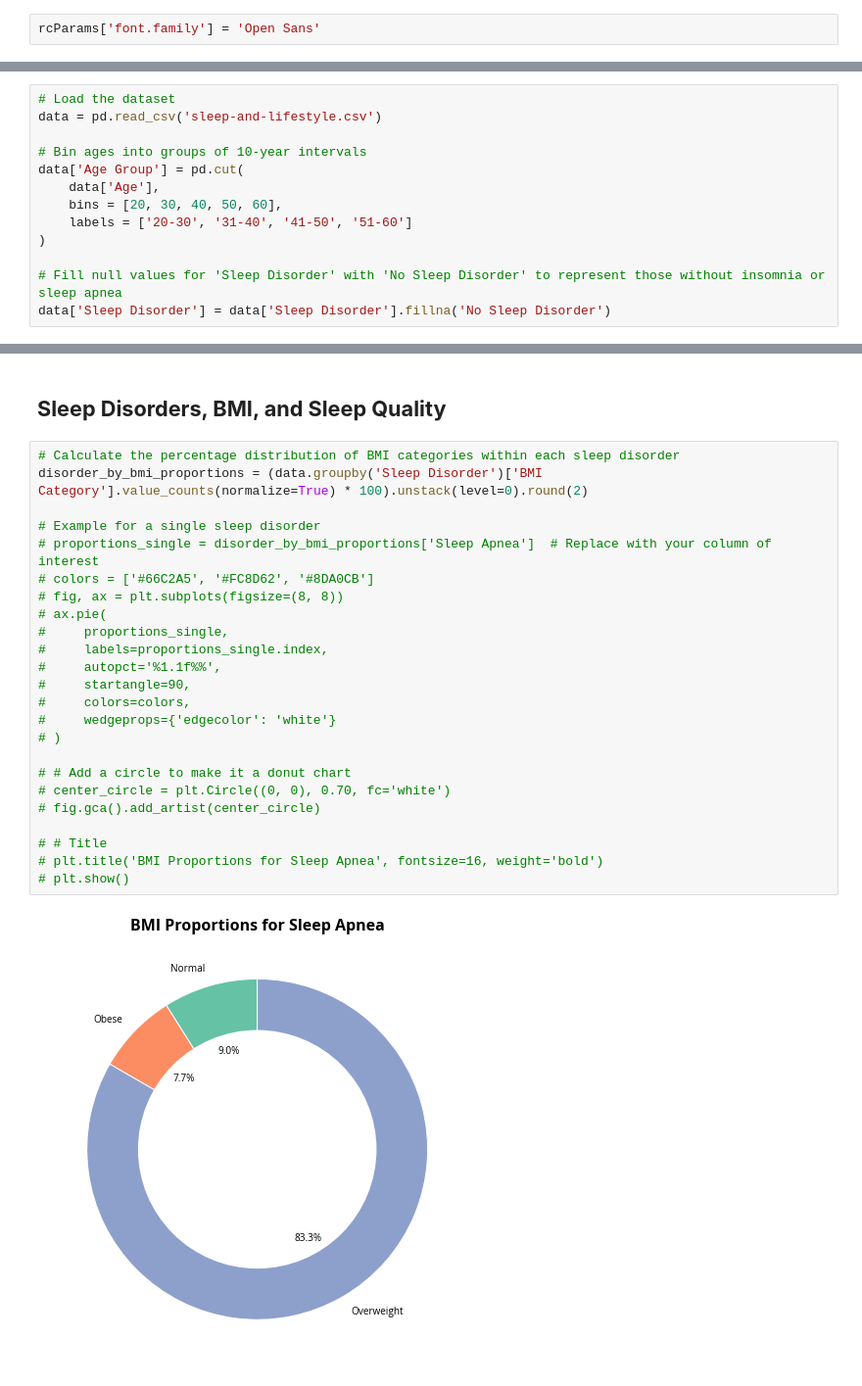
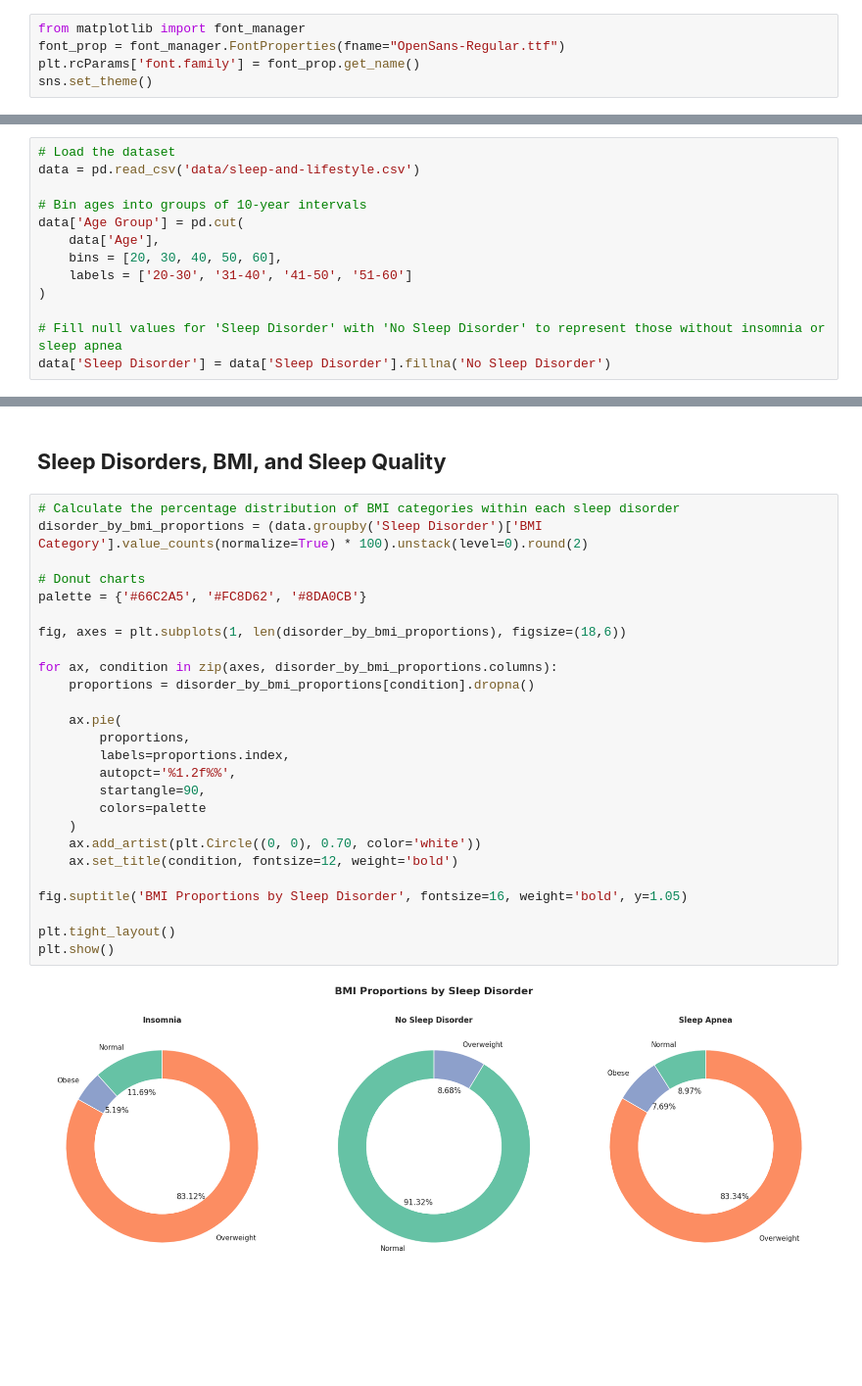
Before and after one commit to jasmineamjadi/sleep-analysis, a Jupyter notebook: sleep-quality-analysis.ipynb, the cells around one changed output, grey strips where cells are left out. Shown: that part at 98% size. Drawn from its saved outputs; the diff is of its cells as text; blank space fills up the shorter version.

```diff
--- a/sleep-quality-analysis.ipynb
+++ b/sleep-quality-analysis.ipynb
@@ -13,11 +12,14 @@ from matplotlib import rcParams
 import scipy.stats as stats
-# %%
-rcParams['font.family'] = 'Open Sans'
+# %%
+from matplotlib import font_manager
+font_prop = font_manager.FontProperties(fname="OpenSans-Regular.ttf")
+plt.rcParams['font.family'] = font_prop.get_name()
+sns.set_theme()
 # %% [markdown]
 ## **Data Loading and Preprocessing**
 # %%
 # Load the dataset
-data = pd.read_csv('sleep-and-lifestyle.csv')
+data = pd.read_csv('data/sleep-and-lifestyle.csv')
 
 # Bin ages into groups of 10-year intervals
 data['Age Group'] = pd.cut(
@@ -272,29 +276,31 @@ There is a clear downward trend in sleep quality ratings as stress levels increa
 # %%
 # Calculate the percentage distribution of BMI categories within each sleep disorder
 disorder_by_bmi_proportions = (data.groupby('Sleep Disorder')['BMI Category'].value_counts(normalize=True) * 100).unstack(level=0).round(2)
 
-# Example for a single sleep disorder
-# proportions_single = disorder_by_bmi_proportions['Sleep Apnea']  # Replace with your column of interest
-# colors = ['#66C2A5', '#FC8D62', '#8DA0CB']
-# fig, ax = plt.subplots(figsize=(8, 8))
-# ax.pie(
-#     proportions_single,
-#     labels=proportions_single.index,
-#     autopct='%1.1f%%',
-#     startangle=90,
-#     colors=colors,
-#     wedgeprops={'edgecolor': 'white'}
-# )
+# Donut charts
+palette = {'#66C2A5', '#FC8D62', '#8DA0CB'}
 
-# # Add a circle to make it a donut chart
-# center_circle = plt.Circle((0, 0), 0.70, fc='white')
-# fig.gca().add_artist(center_circle)
+fig, axes = plt.subplots(1, len(disorder_by_bmi_proportions), figsize=(18,6))
 
-# # Title
-# plt.title('BMI Proportions for Sleep Apnea', fontsize=16, weight='bold')
-# plt.show()
+for ax, condition in zip(axes, disorder_by_bmi_proportions.columns):
+    proportions = disorder_by_bmi_proportions[condition].dropna()
+
+    ax.pie(
+        proportions,
+        labels=proportions.index,
+        autopct='%1.2f%%',
+        startangle=90,
+        colors=palette
+    )
+    ax.add_artist(plt.Circle((0, 0), 0.70, color='white'))
+    ax.set_title(condition, fontsize=12, weight='bold')
+
+fig.suptitle('BMI Proportions by Sleep Disorder', fontsize=16, weight='bold', y=1.05)
+
+plt.tight_layout()
+plt.show()
 # %% [output]
-[figure, old version]
+[figure, new version]
 # %%
 # Violin Subplots
 palette = {'Obese':'#66C2A5', 'Overweight':'#FC8D62', 'Normal':'#8DA0CB'}
```
Also changed, not shown: parts of 12 cells of this notebook, 1 other file.
